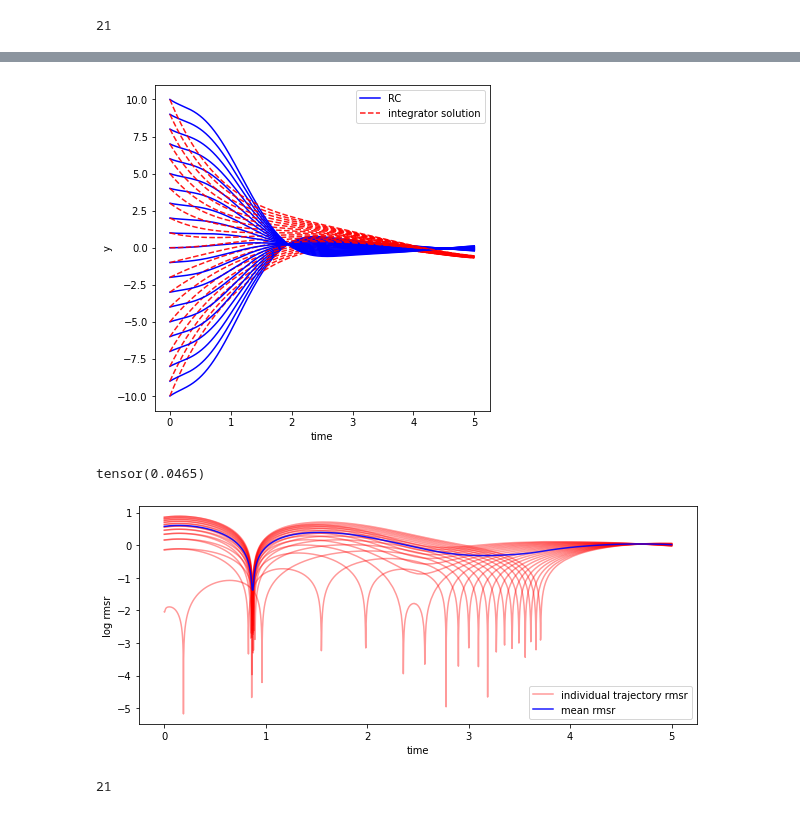
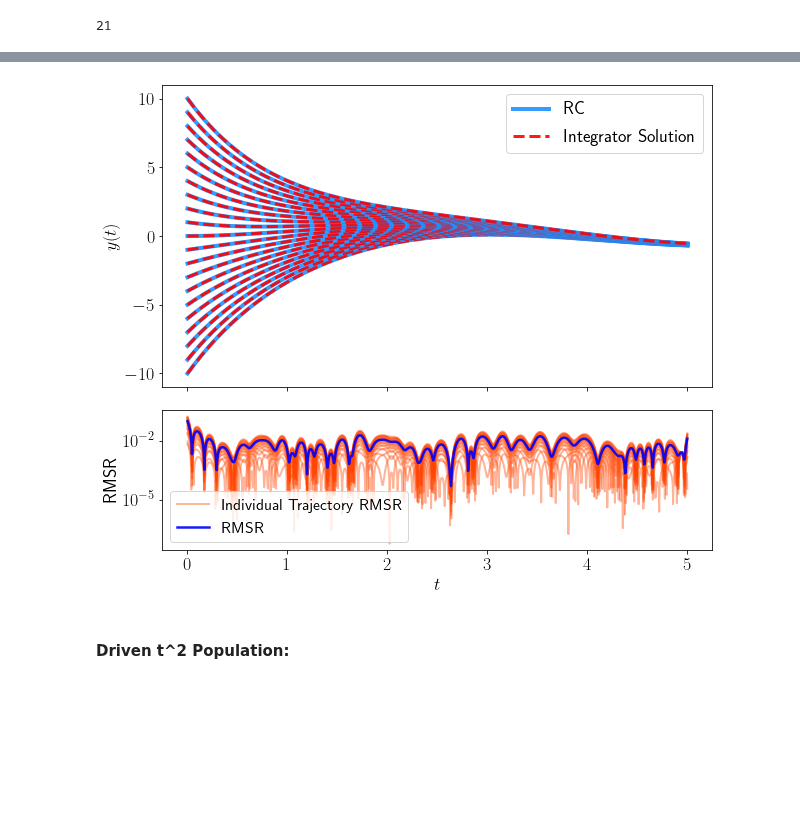
Before and after one commit to blindedjoy/RcTorch, a Jupyter notebook: final_notebooks/final_BO_time.ipynb, the cells around one changed output, grey strips where cells are left out. Saved outputs shown, nothing was run; the diff lists cells and outputs as text; code cells hidden in the pictures; blank space fills up the shorter version.

```diff
--- a/final_notebooks/final_BO_time.ipynb
+++ b/final_notebooks/final_BO_time.ipynb
@@ -179,5 +205,5 @@ int(xtrain.shape[0] * 0.5)
 # %%
 #declare the initial conditions (each initial condition corresponds to a different curve)
-y0s = np.arange(0.1, 10.1, 0.1)
+y0s = np.arange(0.1, 2.1, 0.1)
 len(y0s)
 # %% [output]
@@ -185,3 +328,14 @@ len(y0s)
+# %%
+#declare the bounds dict. We search for the variables within the specified bounds.
+# if a variable is declared as a float or integer like n_nodes or dt, these variables are fixed.
+bounds_dict = {"connectivity" : (-2, -0.12), #log space
+               "spectral_radius" : (1, 10), #lin space
+               "n_nodes" : 400,
+               "regularization" : (-4, 4), #log space
+               "leaking_rate" : (0, 1),    #linear space
+               "dt" : -2.5, #log space
+               "bias": (-0.75,0.75) #linear space
+               }
 # %%
 %%time
 #declare the esn_cv optimizer: this class will run bayesian optimization to optimize the bounds dict.
@@ -253,19 +366,19 @@ len(y0s)
 21
 # %%
 %%time
-RC = EchoStateNetwork(**opt_hps,
+driven_RC = EchoStateNetwork(**driven_pop_hps,
                          random_state = 209,
                          dtype = torch.float32)
 
 train_args = {"X" : xtrain.view(-1,1),
-              "burn_in" : int(BURN_IN),
+              "burn_in" : 500,
               "ODE_order" : 1,
-              "force" : force,
+              "force" : driven_force,
               "reparam_f" : reparam,
-              "ode_coefs" : ["t^2", 1]}
+              "ode_coefs" : [1, 1]}
 
 
-results = RC.fit(init_conditions = [y0s,1],
+driven_results = driven_RC.fit(init_conditions = [y0s,1],
                     SOLVE = True,
                     train_score = True,
                     ODE_criterion = custom_loss,
@@ -276,4 +389,4 @@ Wall time: 3.03 s
 # %%
-def simple_pop(y, t, t_pow = 0, force_k = 1, k = 1):
+def driven_pop(y, t, t_pow = 0, force_k = 1, k = 1):
     dydt = -k * y *t**t_pow + force_k*np.sin(t)
     return dydt
@@ -280,13 +403,18 @@ def simple_pop(y, t, t_pow = 0, force_k = 1, k = 1):
 # %%
-plot_results(RC, results, simple_pop)
+fig = plt.figure(figsize = (9, 7)); gs1 = gridspec.GridSpec(3, 3);
+ax = plt.subplot(gs1[:-1, :])
+
+gts = plot_predictions(RC = driven_RC,
+                       results = driven_results,
+                       integrator_model = driven_pop,
+                       ax = ax)
+
+ax = plt.subplot(gs1[-1, :])
+plot_data = plot_rmsr(driven_RC,
+                      results = driven_results,
+                      force = driven_force,
+                      ax = ax)
 # %% [output]
-[figure, old version]
+[figure, new version]
-# %%
-plot_rmsr(RC, results, force = force, log = True)
-# %% [output]
-tensor(0.0465)
-[figure, removed]
-# %%
-len(y0s)
-# %% [output]
-21
+# %% [markdown]
+#### Driven t^2 Population:
```
Also changed, not shown: parts of 34 cells of this notebook, 7 other files.
